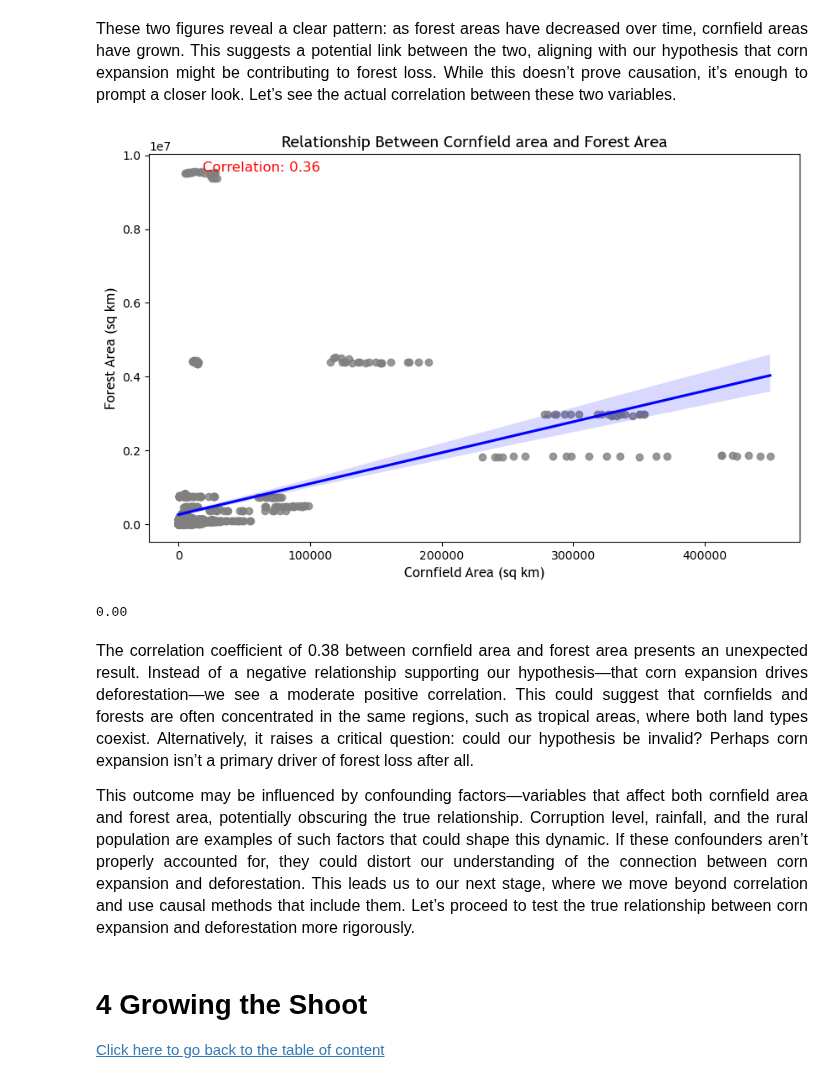
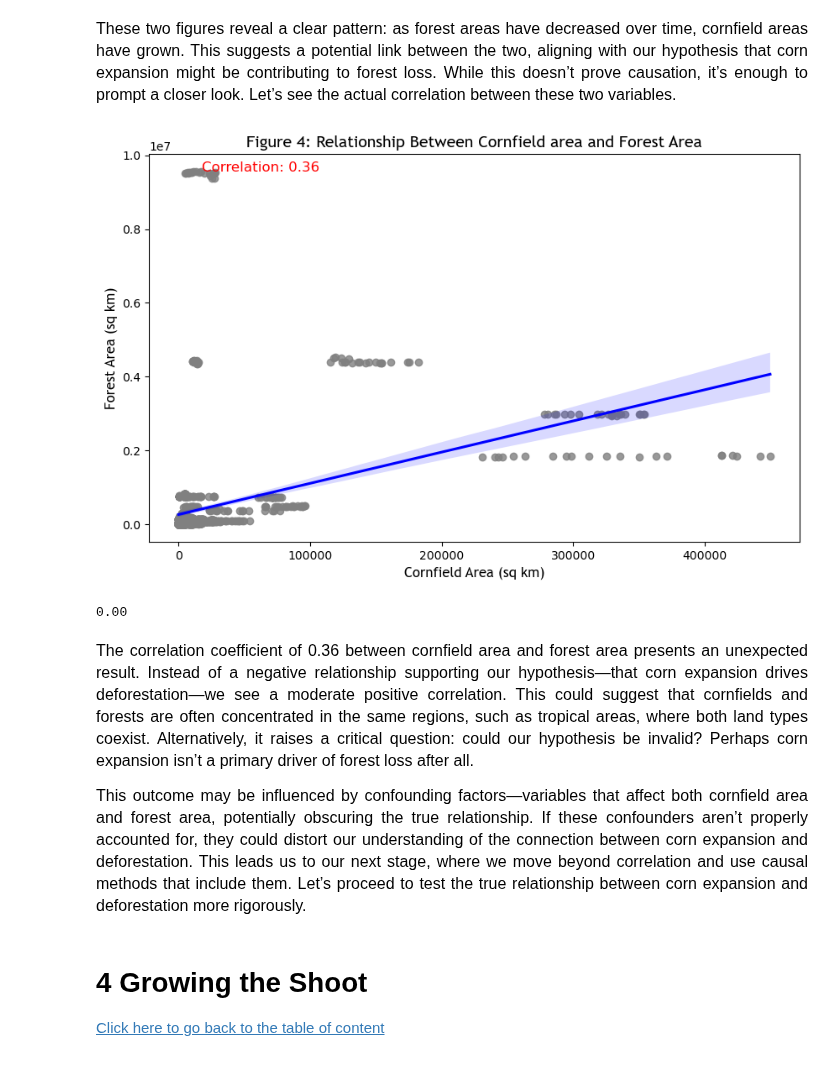
Before and after one commit to ZeliaDec/DataScience, a Jupyter notebook: Final_submission.ipynb, the cells around one changed output. Drawn from its saved outputs; the diff is of its cells as text; code cells hidden in the pictures.

```diff
--- a/Final_submission.ipynb
+++ b/Final_submission.ipynb
@@ -144,33 +144,33 @@ corn_area.plot.line(x='year',y='corn',color='#ffe000', title='Cornfield area (sq
 # %%
 # Correlation coefficient
 corr, p_value = pearsonr(df['corn'], df['forest'])
 # Regression line for the correlation between the two key variables
 plt.figure(figsize=(10, 6))
 sns.regplot(x='corn',
             y='forest',
             data=df,
             scatter_kws={'color': 'grey'},
             line_kws={'color': 'blue'})
 # Labels
 plt.xlabel("Cornfield Area (sq km)", fontdict={'fontsize': 12, 'fontname': 'Trebuchet MS'})
 plt.ylabel("Forest Area (sq km)", fontdict={'fontsize': 12, 'fontname': 'Trebuchet MS'})
-plt.title("Relationship Between Cornfield area and Forest Area", fontdict={'fontsize': 14, 'fontname': 'Trebuchet MS'})
+plt.title("Figure 4: Relationship Between Cornfield area and Forest Area", fontdict={'fontsize': 14, 'fontname': 'Trebuchet MS'})
 # Add the correlation coefficient to the plot
 plt.text(x=df['corn'].mean(),  # x-coordinate (adjust as needed)
          y=df['forest'].max(),  # y-coordinate (adjust as needed)
          s=f'Correlation: {corr:.2f}',  # Text to display
          fontsize=12, color='red')
 
 # Show the plot
 plt.show()
 print(f"{p_value:.2f}")
 # %% [output]
-[figure, old version]
+[figure, new version]
 0.00
 # %% [markdown]
-<p style="font-family: 'Trebuchet', sans-serif; font-size:16px;text-align:justify;line-height: 1.6;">The correlation coefficient of 0.38 between cornfield area and forest area presents an unexpected result. Instead of a negative relationship supporting our hypothesis—that corn expansion drives deforestation—we see a moderate positive correlation. This could suggest that cornfields and forests are often concentrated in the same regions, such as tropical areas, where both land types coexist. Alternatively, it raises a critical question: could our hypothesis be invalid? Perhaps corn expansion isn’t a primary driver of forest loss after all.</p>
+<p style="font-family: 'Trebuchet', sans-serif; font-size:16px;text-align:justify;line-height: 1.6;">The correlation coefficient of 0.36 between cornfield area and forest area presents an unexpected result. Instead of a negative relationship supporting our hypothesis—that corn expansion drives deforestation—we see a moderate positive correlation. This could suggest that cornfields and forests are often concentrated in the same regions, such as tropical areas, where both land types coexist. Alternatively, it raises a critical question: could our hypothesis be invalid? Perhaps corn expansion isn’t a primary driver of forest loss after all.</p>
 
-<p style="font-family: 'Trebuchet', sans-serif; font-size:16px;text-align:justify;line-height: 1.6;"> This outcome may be influenced by confounding factors—variables that affect both cornfield area and forest area, potentially obscuring the true relationship. Corruption level, rainfall, and the rural population are examples of such factors that could shape this dynamic. If these confounders aren’t properly accounted for, they could distort our understanding of the connection between corn expansion and deforestation. This leads us to our next stage, where we move beyond correlation and use causal methods that include them. Let’s proceed to test the true relationship between corn expansion and deforestation more rigorously.</p>
+<p style="font-family: 'Trebuchet', sans-serif; font-size:16px;text-align:justify;line-height: 1.6;"> This outcome may be influenced by confounding factors—variables that affect both cornfield area and forest area, potentially obscuring the true relationship. If these confounders aren’t properly accounted for, they could distort our understanding of the connection between corn expansion and deforestation. This leads us to our next stage, where we move beyond correlation and use causal methods that include them. Let’s proceed to test the true relationship between corn expansion and deforestation more rigorously.</p>
 # %% [markdown]
 # 4 Growing the Shoot
 [Click here to go back to the table of content](#Table-of-Content)
```
Also changed, not shown: parts of 21 cells of this notebook.
